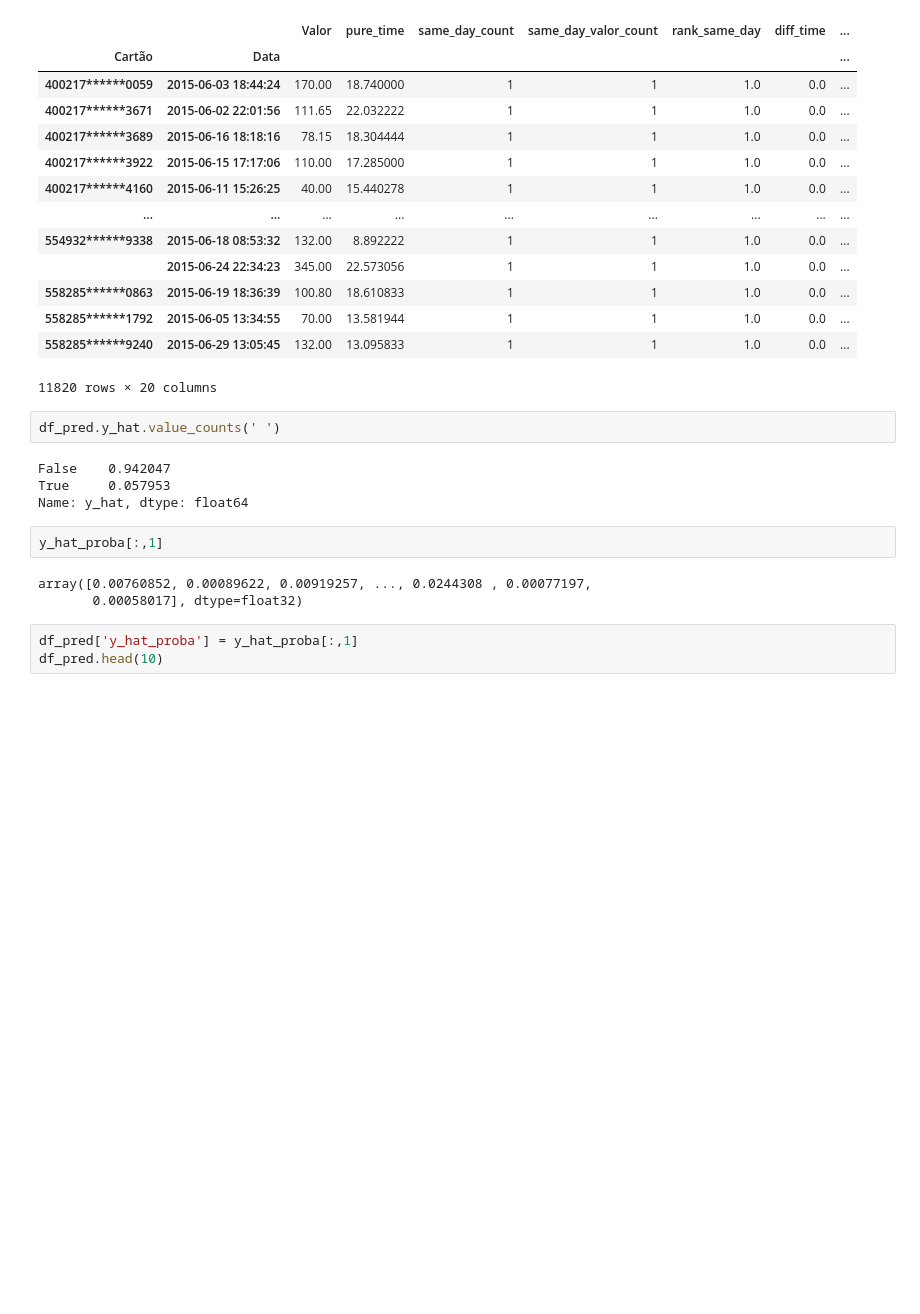
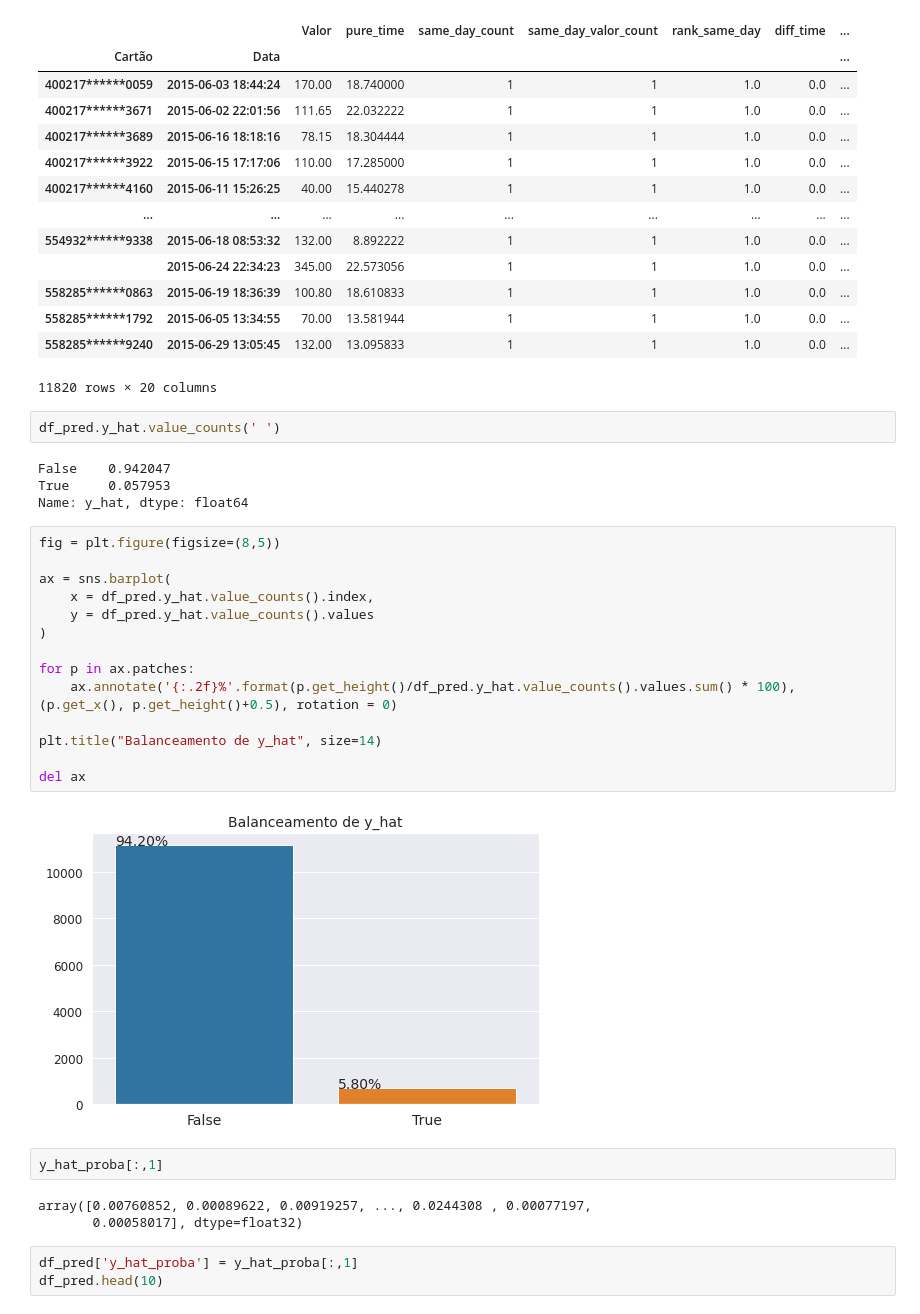
Before and after one commit to broilo/stone, a Jupyter notebook: notebooks/part7_mvp.ipynb, the cells around one changed output. Drawn from its saved outputs; the diff is of its cells as text; blank space fills up the shorter version.

```diff
--- a/notebooks/part7_mvp.ipynb
+++ b/notebooks/part7_mvp.ipynb
@@ -513,6 +513,22 @@ df_pred.y_hat.value_counts(' ')
 False    0.942047
 True     0.057953
 Name: y_hat, dtype: float64
+# %%
+fig = plt.figure(figsize=(8,5))
+
+ax = sns.barplot(
+    x = df_pred.y_hat.value_counts().index,
+    y = df_pred.y_hat.value_counts().values
+)
+
+for p in ax.patches:
+    ax.annotate('{:.2f}%'.format(p.get_height()/df_pred.y_hat.value_counts().values.sum() * 100), (p.get_x(), p.get_height()+0.5), rotation = 0)
+
+plt.title("Balanceamento de y_hat", size=14)
+
+del ax
+# %% [output]
+[figure, added]
 # %%
 y_hat_proba[:,1]
 # %% [output]
```
